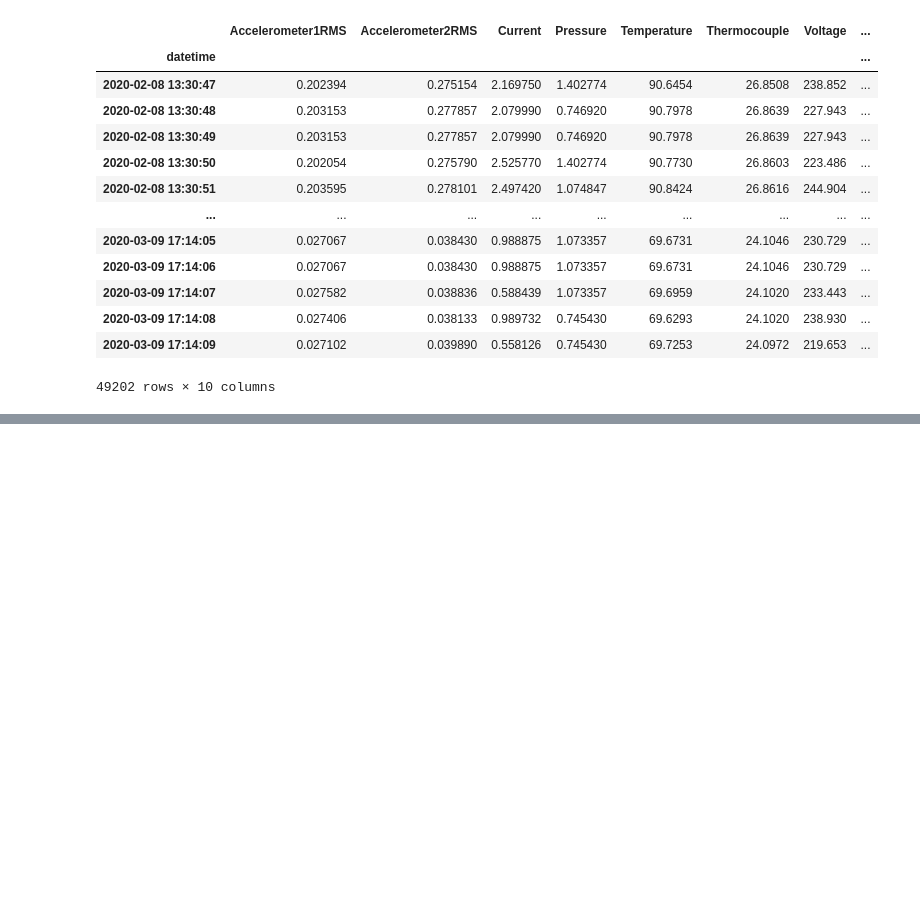
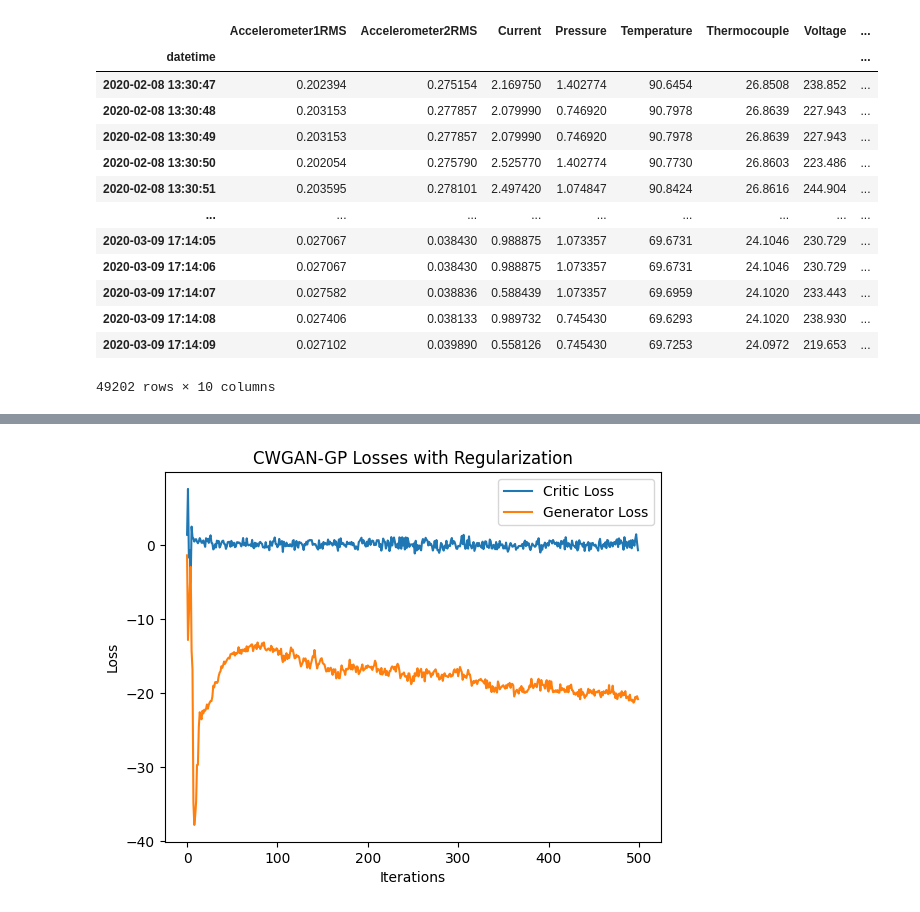
Before and after one commit to th3-buNNy-gUy/AIMLCZG628T, a Jupyter notebook: src/modelling/GAN_train_regularization_ya1.ipynb, the cells around one changed output, grey strips where cells are left out. Saved outputs shown, nothing was run; the diff lists cells and outputs as text; code cells hidden in the pictures; blank space fills up the shorter version.

```diff
--- a/src/modelling/GAN_train_regularization_ya1.ipynb
+++ b/src/modelling/GAN_train_regularization_ya1.ipynb
@@ -574,15 +574,17 @@ def plot_anomaly_heatmap(df, columns, title=None):
 # %%
 # plot_anomaly_heatmap(augmented_samples, columns=generated_samples.columns[:-2])
 # %%
-# plt.Figure(figsize=(20, 20), dpi=PLOT_DPI)
+plt.Figure(figsize=(20, 20), dpi=PLOT_DPI)
 
-# plt.plot(gan_losses["critic"], label="Critic Loss")
-# plt.plot(gan_losses["generator"], label="Generator Loss")
-# plt.title("CWGAN-GP Losses with Regularization")
-# plt.xlabel("Iterations")
-# plt.ylabel("Loss")
-# plt.legend()
-# plt.show()
+plt.plot(gan_losses["critic"], label="Critic Loss")
+plt.plot(gan_losses["generator"], label="Generator Loss")
+plt.title("CWGAN-GP Losses with Regularization")
+plt.xlabel("Iterations")
+plt.ylabel("Loss")
+plt.legend()
+plt.show()
+# %% [output]
+[figure, added]
 # %%
 from table_evaluator import TableEvaluator
 
```
Also changed, not shown: parts of 7 cells of this notebook.
